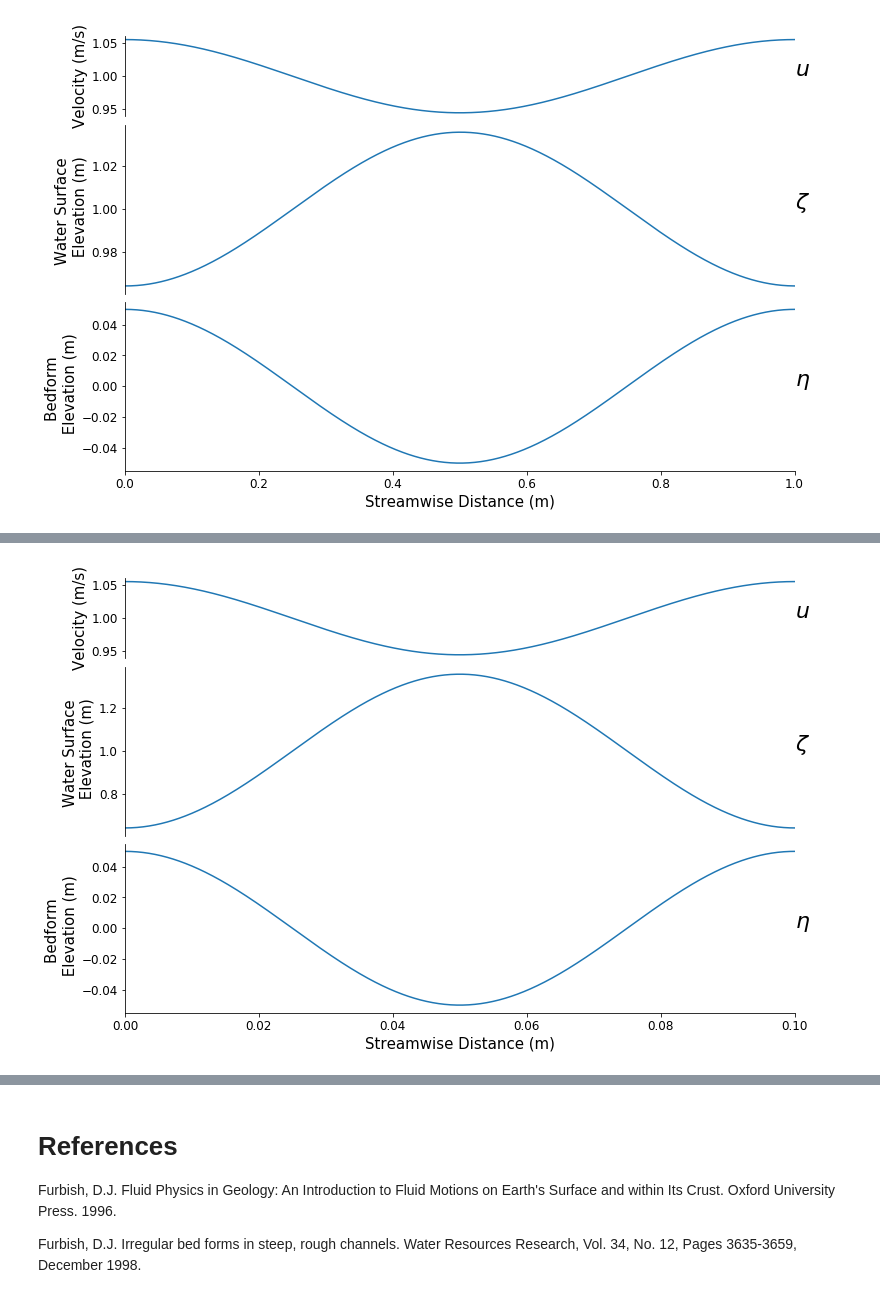
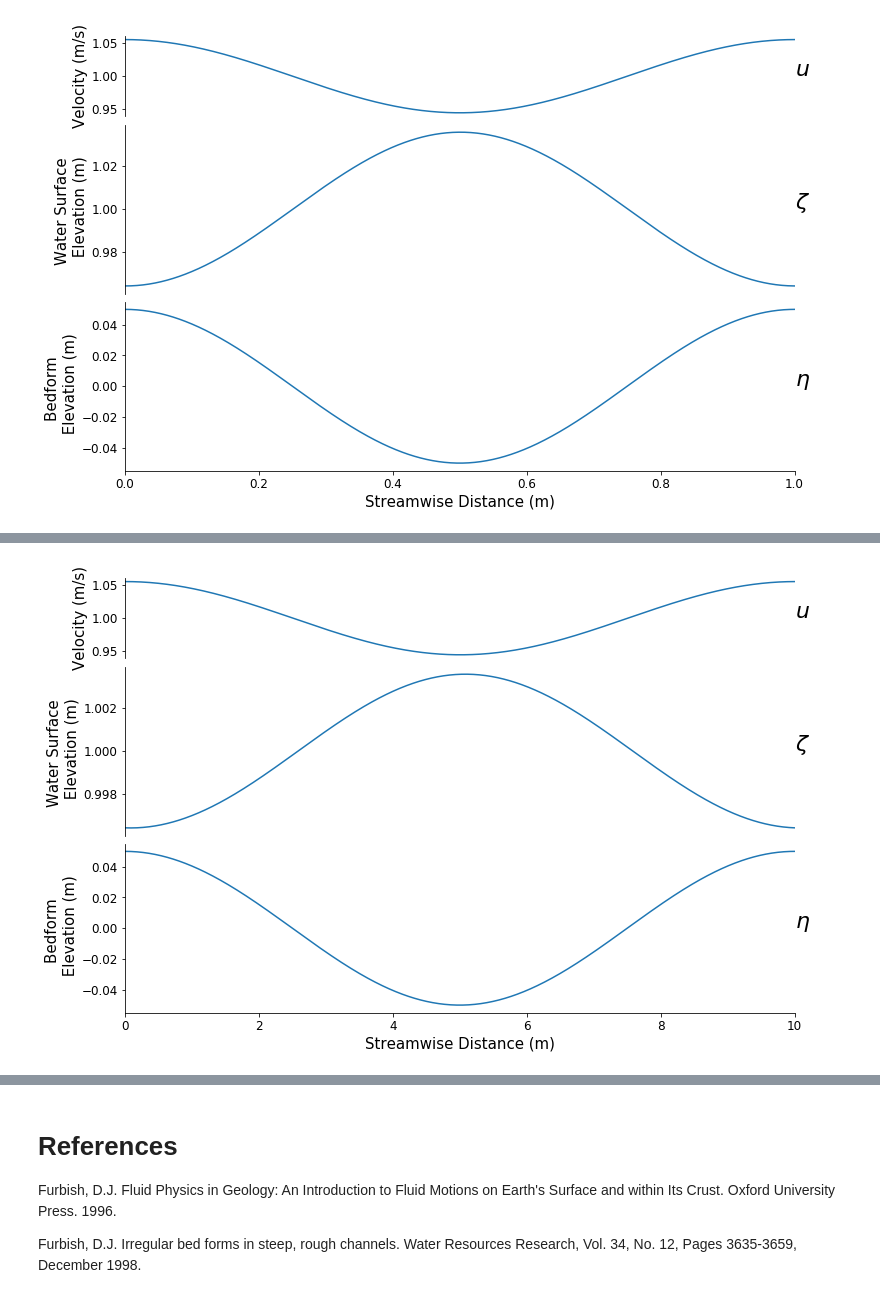
Before and after one commit to elischwat/Fluid-Flow-Over-a-Wavy-Bedform, a Jupyter notebook: Fluid Flow Over a Wavy Bedform.ipynb, the cells around one changed output, grey strips where cells are left out. Saved outputs shown, nothing was run; the diff lists cells and outputs as text; code cells hidden in the pictures.

```diff
--- a/Fluid Flow Over a Wavy Bedform.ipynb
+++ b/Fluid Flow Over a Wavy Bedform.ipynb
@@ -8,7 +10,7 @@ Edit Jupyter Notebook formatting:
 Edit Pyplot formatting:
 # %%
 params = {'legend.fontsize': 15,
-          'figure.figsize': (8, 6),
+          'figure.figsize': (12, 8),
          'axes.labelsize': 15,
          'axes.titlesize':15,
          'xtick.labelsize':12,
@@ -179,6 +195,7 @@ plotWavyBedform(eta0, lamb, U, g, H, gamma, x)
 # %%
-lamb = 0.1 #meters, in place of lambda b/c lambda is a py keyword
+lamb = 10
+gamma = 0.01
 x = np.linspace(0,lamb,1000)
 plotWavyBedform(eta0, lamb, U, g, H, gamma, x)
 # %% [output]
-[figure, old version]
+[figure, new version]
```
Also changed, not shown: parts of 23 cells of this notebook, 5 other files.
